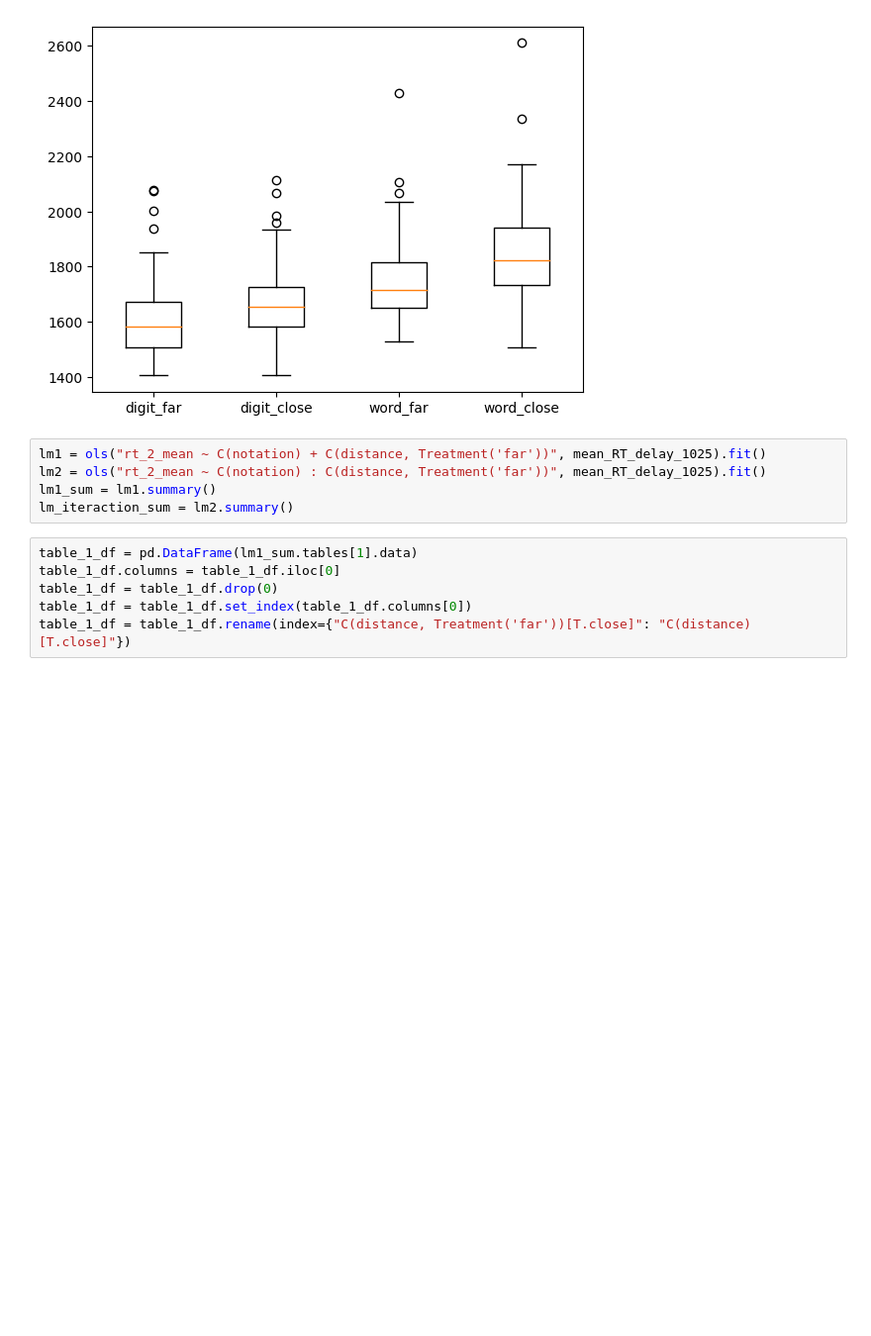
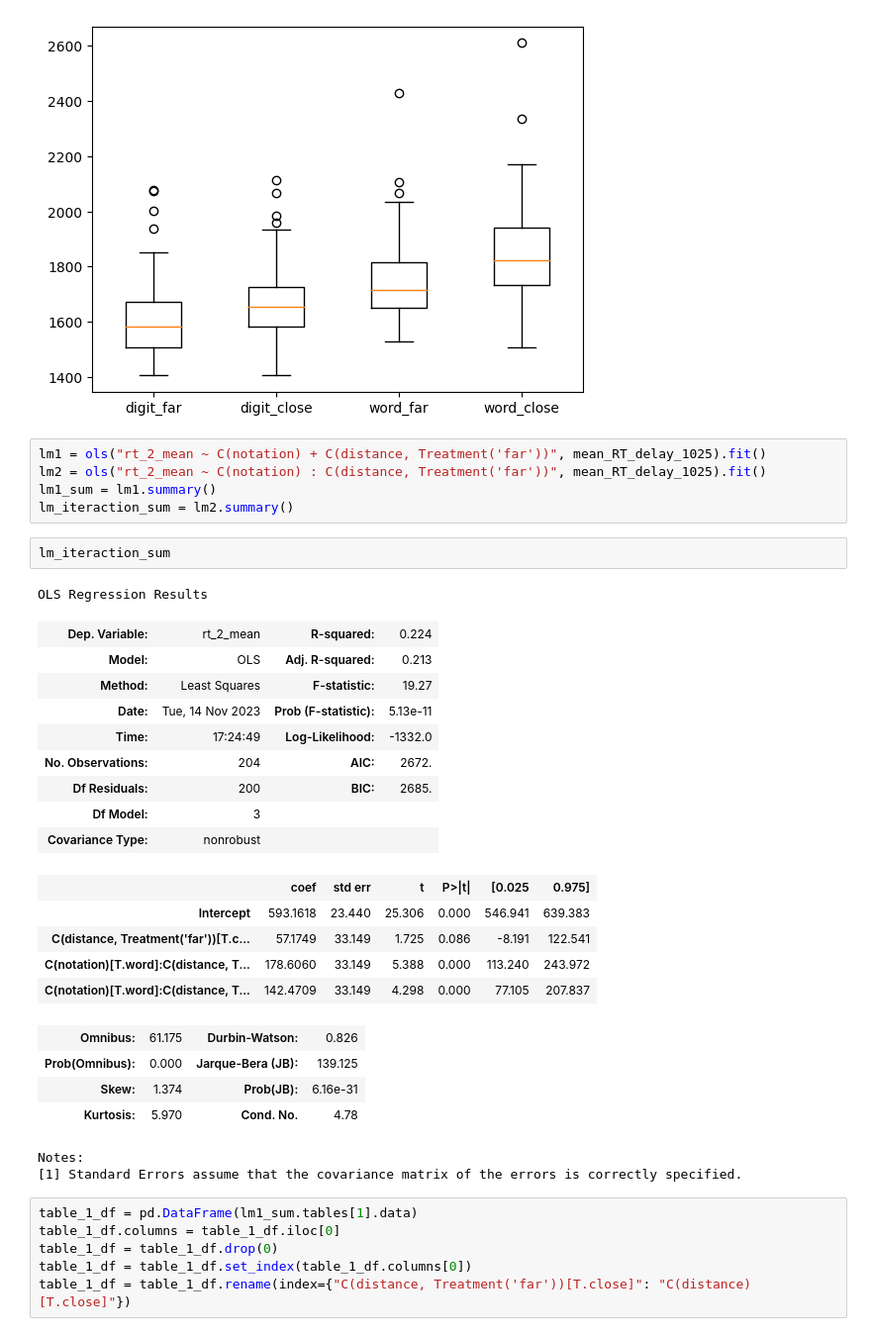
Before and after one commit to AbiOppenheim/INCC-parsing_a_cognitive_task, a Jupyter notebook: data/analysis.ipynb, the cells around one changed output. Shown: that part at 99% size. Drawn from its saved outputs; the diff is of its cells as text; blank space fills up the shorter version.

```diff
--- a/data/analysis.ipynb
+++ b/data/analysis.ipynb
@@ -128,6 +138,30 @@ lm1 = ols("rt_2_mean ~ C(notation) + C(distance, Treatment('far'))", mean_RT_del
 lm2 = ols("rt_2_mean ~ C(notation) : C(distance, Treatment('far'))", mean_RT_delay_1025).fit()
 lm1_sum = lm1.summary()
 lm_iteraction_sum = lm2.summary()
+# %%
+lm_iteraction_sum
+# %% [output]
+OLS Regression Results
+| Dep. Variable: | rt_2_mean | R-squared: | 0.224 |
+| Model: | OLS | Adj. R-squared: | 0.213 |
+| Method: | Least Squares | F-statistic: | 19.27 |
+| Date: | Tue, 14 Nov 2023 | Prob (F-statistic): | 5.13e-11 |
+| Time: | 17:24:49 | Log-Likelihood: | -1332.0 |
+| No. Observations: | 204 | AIC: | 2672. |
+| Df Residuals: | 200 | BIC: | 2685. |
+| Df Model: | 3 |  |  |
+| Covariance Type: | nonrobust |  |  |
+|  | coef | std err | t | P>|t| | [0.025 | 0.975] |
+| Intercept | 593.1618 | 23.440 | 25.306 | 0.000 | 546.941 | 639.383 |
+| C(distance, Treatment('far'))[T.c... | 57.1749 | 33.149 | 1.725 | 0.086 | -8.191 | 122.541 |
+| C(notation)[T.word]:C(distance, T... | 178.6060 | 33.149 | 5.388 | 0.000 | 113.240 | 243.972 |
+| C(notation)[T.word]:C(distance, T... | 142.4709 | 33.149 | 4.298 | 0.000 | 77.105 | 207.837 |
+| Omnibus: | 61.175 | Durbin-Watson: | 0.826 |
+| Prob(Omnibus): | 0.000 | Jarque-Bera (JB): | 139.125 |
+| Skew: | 1.374 | Prob(JB): | 6.16e-31 |
+| Kurtosis: | 5.970 | Cond. No. | 4.78 |
+Notes:
+[1] Standard Errors assume that the covariance matrix of the errors is correctly specified.
 # %%
 table_1_df = pd.DataFrame(lm1_sum.tables[1].data)
 table_1_df.columns = table_1_df.iloc[0]
```
Also changed, not shown: parts of 17 cells of this notebook.
